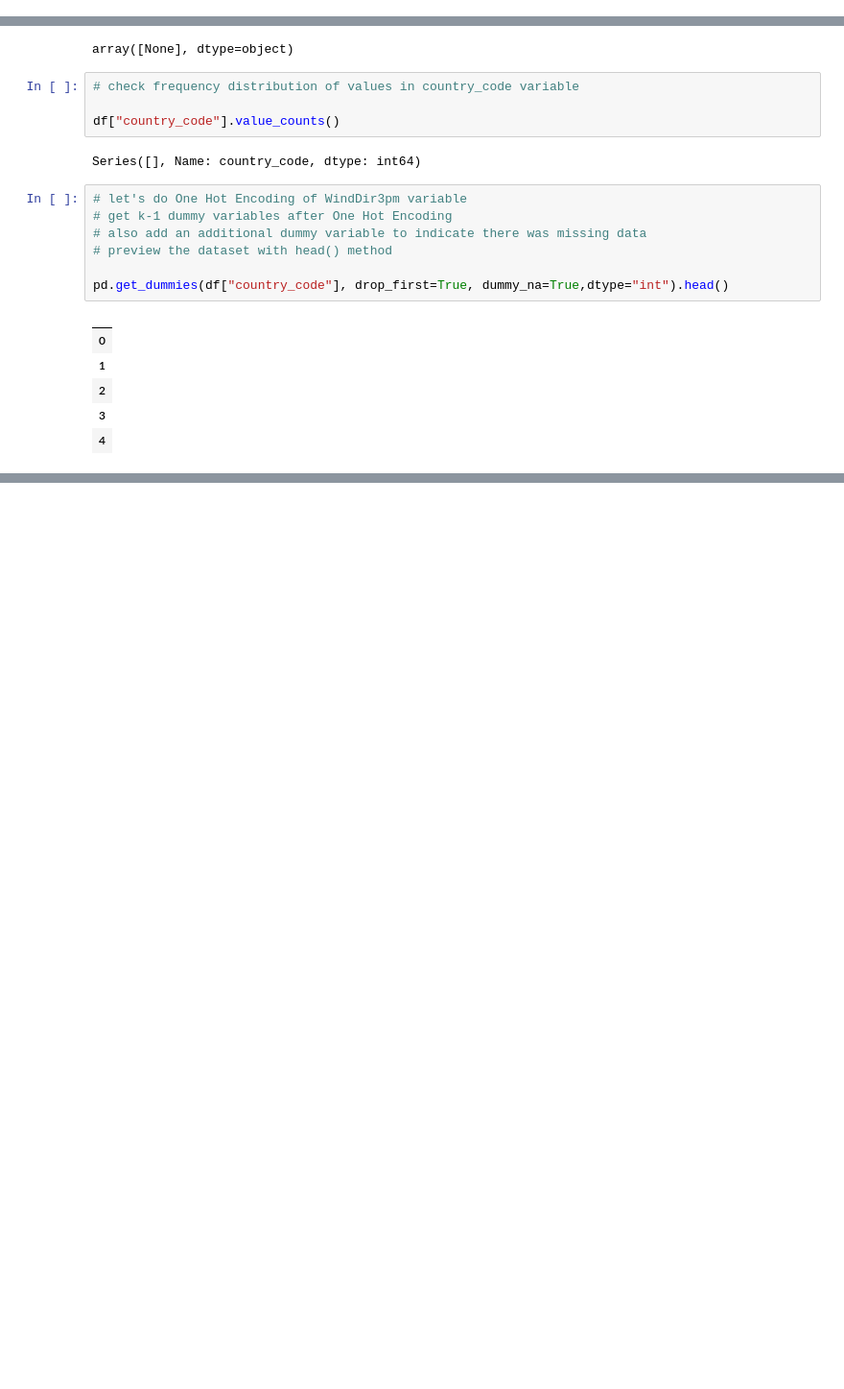
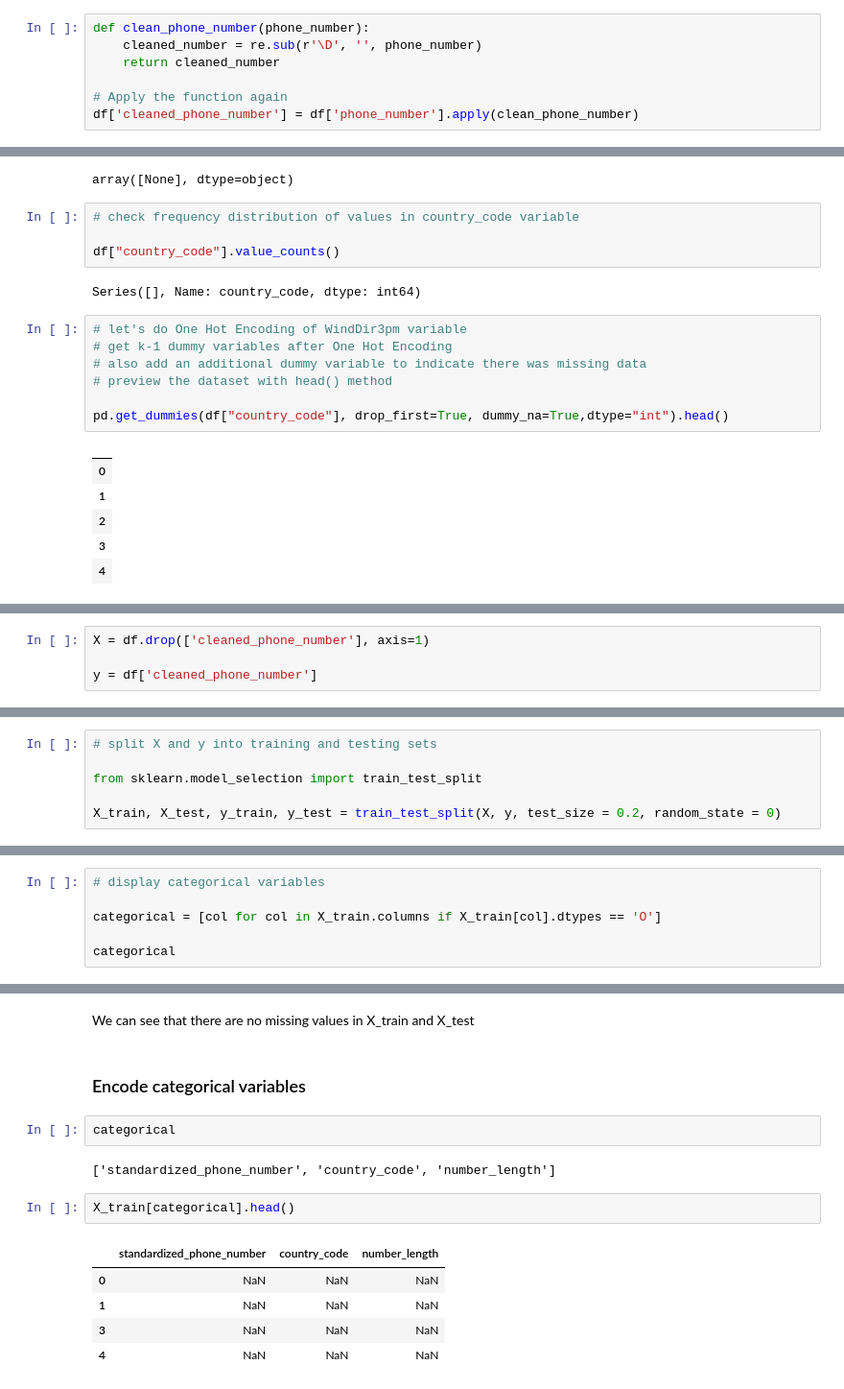
Before and after one commit to CYNTHIA-ATIENO/PHASE-3-PROJECT, a Jupyter notebook: index.ipynb, the cells around one changed output, grey strips where cells are left out. Shown at 96% size. Saved outputs shown, nothing was run; the diff lists cells and outputs as text; blank space fills up the shorter version.

Commit message:
Data cleaning

```diff
--- a/index.ipynb
+++ b/index.ipynb
@@ -242,3 +279,10 @@ print(df)
+# %%
+def clean_phone_number(phone_number):
+    cleaned_number = re.sub(r'\D', '', phone_number)
+    return cleaned_number
+
+# Apply the function again
+df['cleaned_phone_number'] = df['phone_number'].apply(clean_phone_number)
 # %%
 # again view the summary of dataset
 
@@ -464,0 +475,4 @@ The dataset has no numerical variables.
+# %%
+X = df.drop(['cleaned_phone_number'], axis=1)
+
+y = df['cleaned_phone_number']
@@ -464,0 +481,6 @@ The dataset has no numerical variables.
+# %%
+# split X and y into training and testing sets
+
+from sklearn.model_selection import train_test_split
+
+X_train, X_test, y_train, y_test = train_test_split(X, y, test_size = 0.2, random_state = 0)
@@ -464,0 +507,6 @@ The dataset has no numerical variables.
+# %%
+# display categorical variables
+
+categorical = [col for col in X_train.columns if X_train[col].dtypes == 'O']
+
+categorical
@@ -464,0 +607,16 @@ The dataset has no numerical variables.
+# %% [markdown]
+We can see that there are no missing values in X_train and X_test
+# %% [markdown]
+### Encode categorical variables
+# %%
+categorical
+# %% [output]
+['standardized_phone_number', 'country_code', 'number_length']
+# %%
+X_train[categorical].head()
+# %% [output]
+|  | standardized_phone_number | country_code | number_length |
+| 0 | NaN | NaN | NaN |
+| 1 | NaN | NaN | NaN |
+| 3 | NaN | NaN | NaN |
+| 4 | NaN | NaN | NaN |
```
Also changed, not shown: parts of 56 cells of this notebook.
